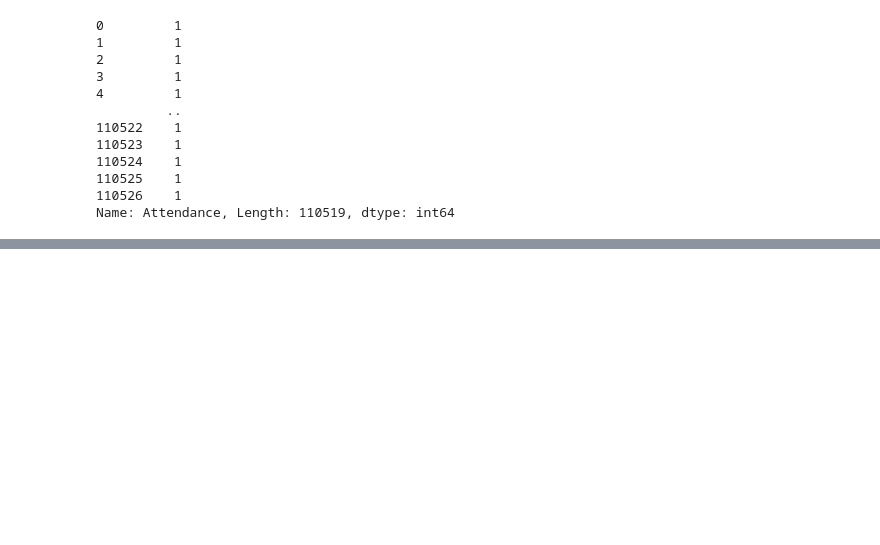
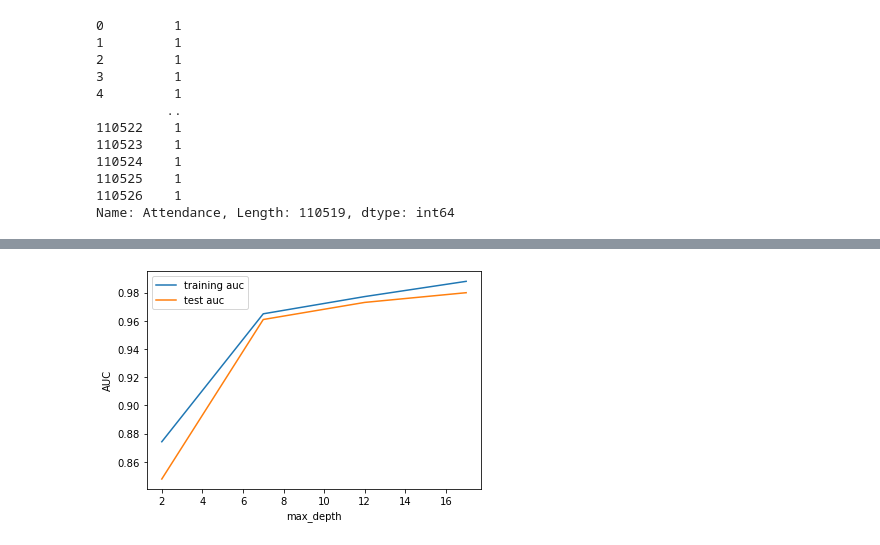
Before and after one commit to JordanPhilipMeyer/PatientNoShow, a Jupyter notebook: PredictNoShow.ipynb, the cells around one changed output, grey strips where cells are left out. Cells and saved outputs as stored; diff of their text form; code cells hidden in the pictures; blank space fills up the shorter version.

```diff
--- a/PredictNoShow.ipynb
+++ b/PredictNoShow.ipynb
@@ -870,0 +974,2 @@ df_with_dummy.to_csv("PredictingPatientNoShows.csv", sep='\t')
+# %%
+X_train, X_test, y_train, y_test = train_test_split(X, y, train_size=0.75, test_size=0.25, random_state=100)
@@ -870,0 +1007,23 @@ df_with_dummy.to_csv("PredictingPatientNoShows.csv", sep='\t')
+# %%
+
+
+# GridSearchCV to find optimal n_estimators
+from sklearn.model_selection import KFold
+from sklearn.model_selection import GridSearchCV
+
+
+# specify number of folds for k-fold CV
+n_folds = 5
+
+# parameters to build the model on
+parameters = {'max_depth': range(2, 20, 5)}
+
+# instantiate the model
+rf = RandomForestClassifier()
+
+
+# fit tree on training data
+rf = GridSearchCV(rf, parameters,
+                    cv=n_folds,
+                   scoring="roc_auc", return_train_score=True)
+rf.fit(X_tr, y_tr)
@@ -870,0 +1048,3 @@ df_with_dummy.to_csv("PredictingPatientNoShows.csv", sep='\t')
+# %%
+scores = rf.cv_results_
+pd.DataFrame(scores).head()
@@ -870,0 +1058,17 @@ df_with_dummy.to_csv("PredictingPatientNoShows.csv", sep='\t')
+# %%
+
+
+# plotting accuracies with max_depth
+plt.figure()
+plt.plot(scores["param_max_depth"],
+         scores["mean_train_score"],
+         label="training auc")
+plt.plot(scores["param_max_depth"],
+         scores["mean_test_score"],
+         label="test auc")
+plt.xlabel("max_depth")
+plt.ylabel("AUC")
+plt.legend()
+plt.show()
+# %% [output]
+[figure, added]
```
Also changed, not shown: parts of 45 cells of this notebook.
